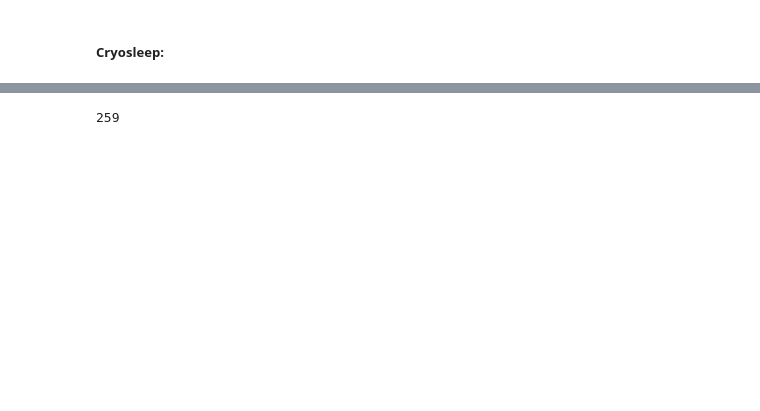
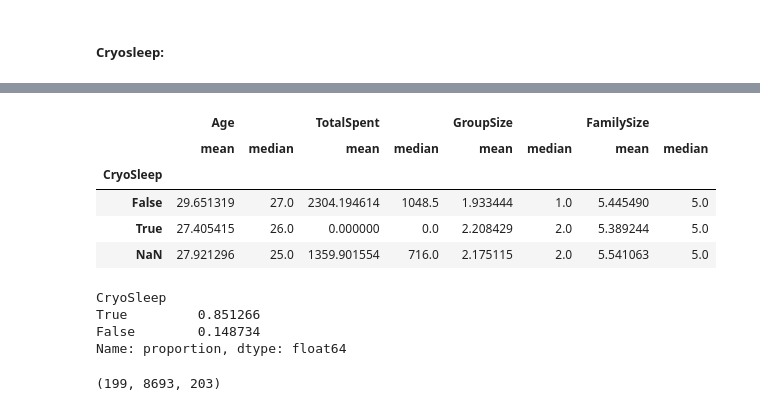
Before and after one commit to ShreyasTekade/KaggleSpaceshipTitanic, a Jupyter notebook: code/eda.ipynb, the cells around one changed output, grey strips where cells are left out. Drawn from its saved outputs; the diff is of its cells as text; code cells hidden in the pictures; blank space fills up the shorter version.

Commit message:
missing value treatment

```diff
--- a/code/eda.ipynb
+++ b/code/eda.ipynb
@@ -276,4 +291,0 @@ NaN                  9
-# %%
-train.PassengerId.nunique()
-# %% [output]
-259
@@ -279,0 +294,23 @@ train.PassengerId.nunique()
+# %%
+# Looking for any specific patterns for people in Cryosleep vs not in Cryosleep:
+# First checking if it has something to do with age. Maybe very young or very old people are more likely to do this?
+train.groupby('CryoSleep',dropna=False).agg({'Age':['mean','median'],'TotalSpent':['mean','median'],'GroupSize':['mean','median'],'FamilySize':['mean','median']})
+# %% [output]
+|  | Age |  | TotalSpent |  | GroupSize |  | FamilySize |  |
+|  | mean | median | mean | median | mean | median | mean | median |
+| CryoSleep |  |  |  |  |  |  |  |  |
+| False | 29.651319 | 27.0 | 2304.194614 | 1048.5 | 1.933444 | 1.0 | 5.445490 | 5.0 |
+| True | 27.405415 | 26.0 | 0.000000 | 0.0 | 2.208429 | 2.0 | 5.389244 | 5.0 |
+| NaN | 27.921296 | 25.0 | 1359.901554 | 716.0 | 2.175115 | 2.0 | 5.541063 | 5.0 |
+# %%
+# So people in Crysleep have no spends. This can be used in missing value treatments. Checking how many people with 0 spends are in cryosleep:
+train[train['TotalSpent']==0][['CryoSleep']].value_counts(normalize=True)
+# %% [output]
+CryoSleep
+True         0.851266
+False        0.148734
+Name: proportion, dtype: float64
+# %%
+len(train[train['VIP']==True]), len(train), len(train[train.VIP.isnull()])
+# %% [output]
+(199, 8693, 203)
```
Also changed, not shown: parts of 18 cells of this notebook.
